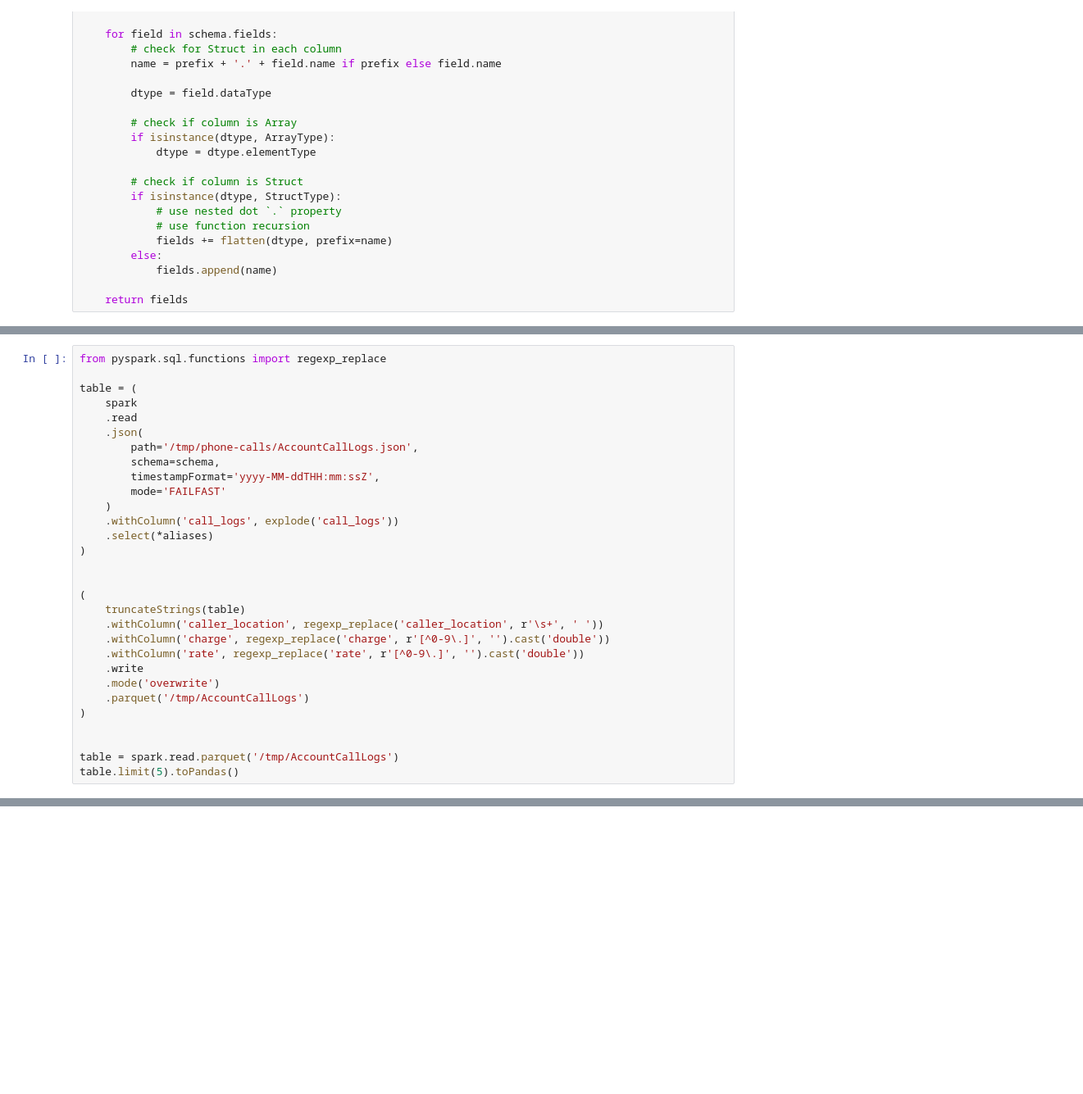
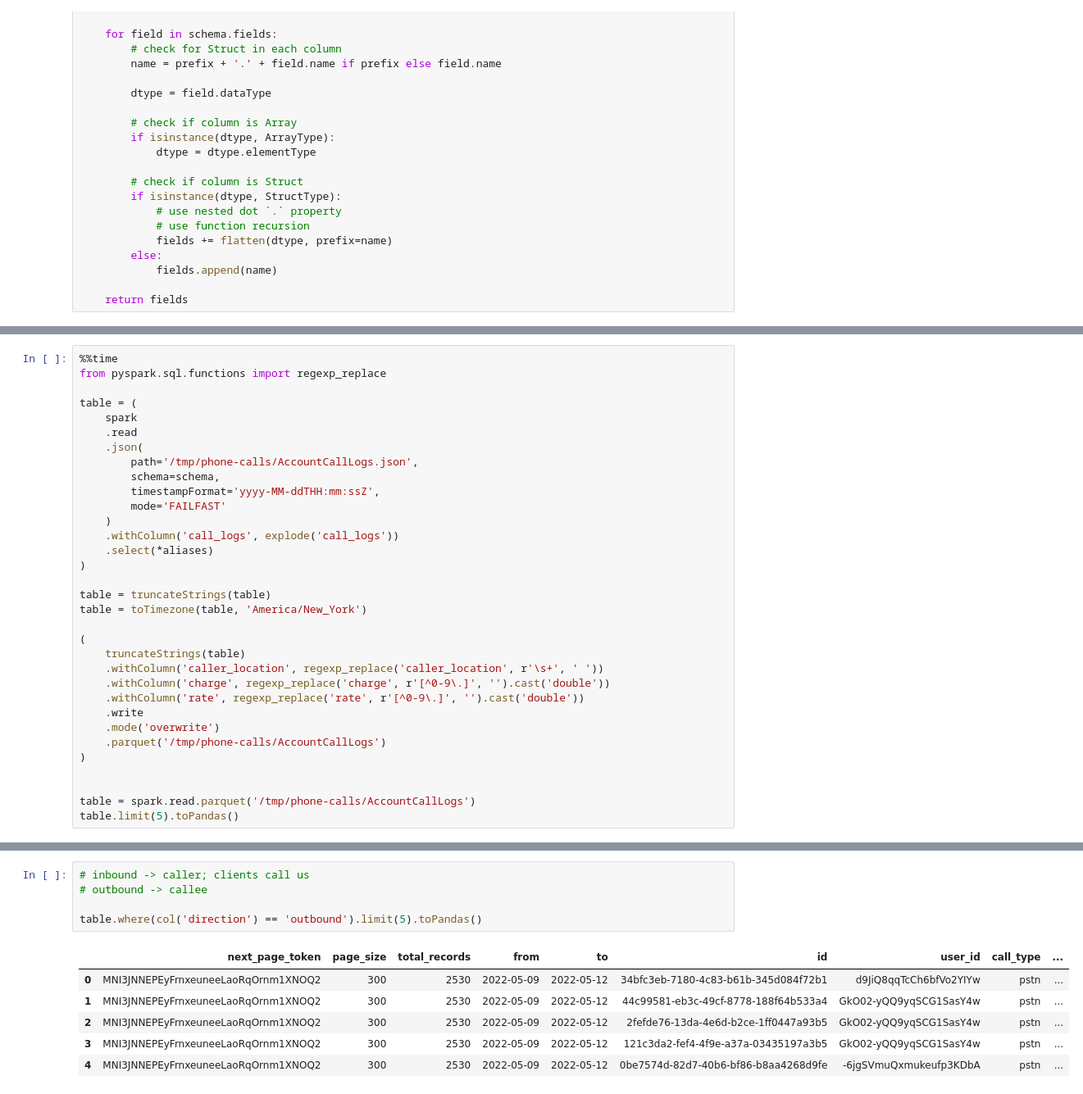
Before and after one commit to cpassorelli/call-reports, a Jupyter notebook: ipython/call-logs.ipynb, the cells around one changed output, grey strips where cells are left out. Shown at 82% size. Cells and saved outputs as stored; diff of their text form; blank space fills up the shorter version.

```diff
--- a/ipython/call-logs.ipynb
+++ b/ipython/call-logs.ipynb
@@ -144,4 +178,5 @@ def truncateStrings(dataFrame: DataFrame) -> DataFrame:
 # %%
+%%time
 from pyspark.sql.functions import regexp_replace
 
 table = (
@@ -157,6 +192,8 @@ table = (
     .select(*aliases)
 )
 
+table = truncateStrings(table)
+table = toTimezone(table, 'America/New_York')
 
 (
     truncateStrings(table)
@@ -165,10 +202,10 @@ table = (
     .withColumn('rate', regexp_replace('rate', r'[^0-9\.]', '').cast('double'))
     .write
     .mode('overwrite')
-    .parquet('/tmp/AccountCallLogs')
+    .parquet('/tmp/phone-calls/AccountCallLogs')
 )
 
 
-table = spark.read.parquet('/tmp/AccountCallLogs')
+table = spark.read.parquet('/tmp/phone-calls/AccountCallLogs')
 table.limit(5).toPandas()
 # %% [output]
@@ -180,0 +230,12 @@ table.limit(5).toPandas()
+# %%
+# inbound -> caller; clients call us
+# outbound -> callee
+
+table.where(col('direction') == 'outbound').limit(5).toPandas()
+# %% [output]
+|  | next_page_token | page_size | total_records | from | to | id | user_id | call_type | ... |
+| 0 | MNI3JNNEPEyFrnxeuneeLaoRqOrnm1XNOQ2 | 300 | 2530 | 2022-05-09 | 2022-05-12 | 34bfc3eb-7180-4c83-b61b-345d084f72b1 | d9JiQ8qqTcCh6bfVo2YIYw | pstn | ... |
+| 1 | MNI3JNNEPEyFrnxeuneeLaoRqOrnm1XNOQ2 | 300 | 2530 | 2022-05-09 | 2022-05-12 | 44c99581-eb3c-49cf-8778-188f64b533a4 | GkO02-yQQ9yqSCG1SasY4w | pstn | ... |
+| 2 | MNI3JNNEPEyFrnxeuneeLaoRqOrnm1XNOQ2 | 300 | 2530 | 2022-05-09 | 2022-05-12 | 2fefde76-13da-4e6d-b2ce-1ff0447a93b5 | GkO02-yQQ9yqSCG1SasY4w | pstn | ... |
+| 3 | MNI3JNNEPEyFrnxeuneeLaoRqOrnm1XNOQ2 | 300 | 2530 | 2022-05-09 | 2022-05-12 | 121c3da2-fef4-4f9e-a37a-03435197a3b5 | GkO02-yQQ9yqSCG1SasY4w | pstn | ... |
+| 4 | MNI3JNNEPEyFrnxeuneeLaoRqOrnm1XNOQ2 | 300 | 2530 | 2022-05-09 | 2022-05-12 | 0be7574d-82d7-40b6-bf86-b8aa4268d9fe | -6jgSVmuQxmukeufp3KDbA | pstn | ... |
```
Also changed, not shown: parts of 18 cells of this notebook, 5 other files.
